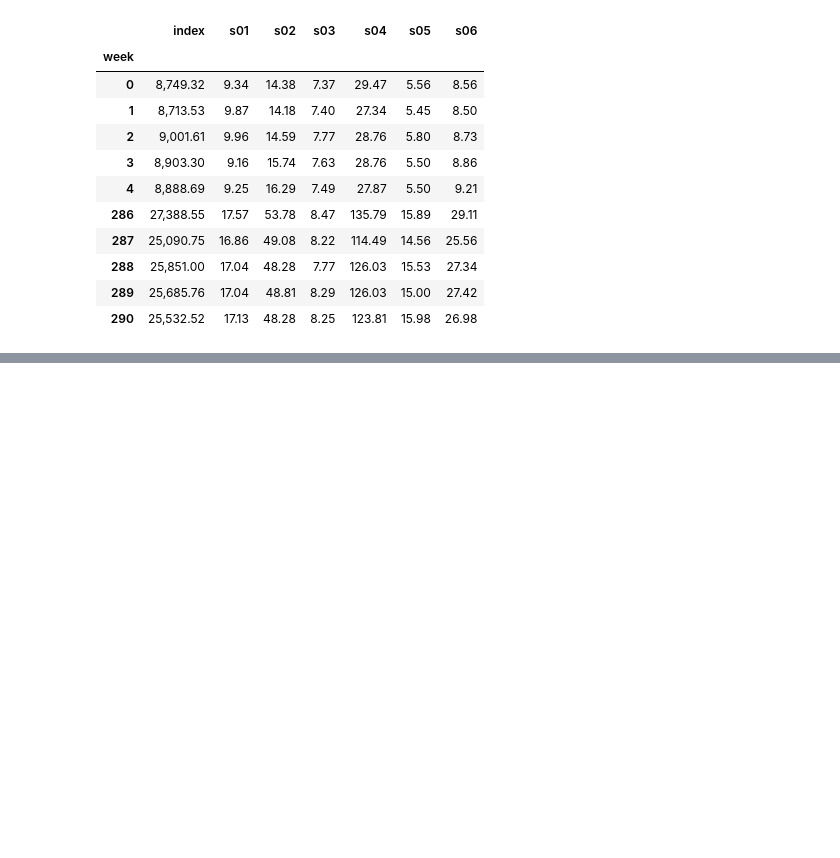
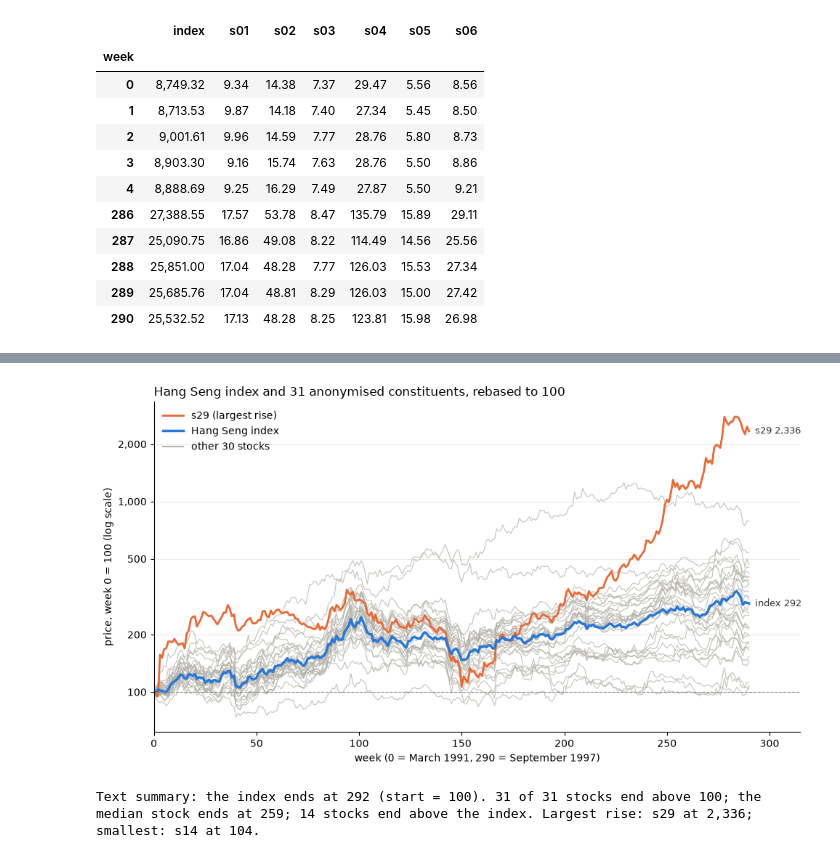
Before and after one commit to Oussema-t/zollerqu-qollab, a Jupyter notebook: stocks/stock_idea_ZollerQu.ipynb, the cells around one changed output, grey strips where cells are left out. Drawn from its saved outputs; the diff is of its cells as text; code cells hidden in the pictures; blank space fills up the shorter version.

Commit message:
docs(stocks): note anonymised stock names, add rebased price chart
Co-Authored-By: Claude Opus 5.5 <noreply@anthropic.com>

```diff
--- a/stocks/stock_idea_ZollerQu.ipynb
+++ b/stocks/stock_idea_ZollerQu.ipynb
@@ -177,0 +190,44 @@ Sample: first 5 and last 5 weeks, index + stocks s01 to s06
+# %%
+import matplotlib.pyplot as plt
+from matplotlib.ticker import FixedLocator, FuncFormatter
+
+rebased = df[series] / df[series].iloc[0] * 100
+final = rebased.iloc[-1]
+top = final[market.names].idxmax()
+
+fig, ax = plt.subplots(figsize=(10, 5.5))
+for name in market.names:
+    if name != top:
+        ax.plot(rebased.index, rebased[name], color="#b4b2a9", linewidth=0.8, alpha=0.8)
+ax.plot(rebased.index, rebased[top], color="#eb6834", linewidth=2, label=f"{top} (largest rise)")
+ax.plot(rebased.index, rebased["index"], color="#2a78d6", linewidth=2.5, label="Hang Seng index")
+ax.plot([], [], color="#b4b2a9", linewidth=1.5, label="other 30 stocks")
+
+ax.set_yscale("log")
+ax.yaxis.set_major_locator(FixedLocator([50, 100, 200, 500, 1000, 2000]))
+ax.yaxis.set_major_formatter(FuncFormatter(lambda v, _: f"{v:,.0f}"))
+ax.yaxis.set_minor_locator(FixedLocator([]))
+for name, color in [(top, "#eb6834"), ("index", "#2a78d6")]:
+    label = "index" if name == "index" else name
+    ax.annotate(f"{label} {final[name]:,.0f}", (rebased.index[-1], final[name]), xytext=(6, 0),
+                textcoords="offset points", va="center", fontsize=9, color="#333333")
+ax.axhline(100, color="#888888", linewidth=0.8, linestyle="--")
+ax.set_xlim(0, rebased.index[-1] + 25)
+ax.set_xlabel("week (0 = March 1991, 290 = September 1997)")
+ax.set_ylabel("price, week 0 = 100 (log scale)")
+ax.set_title("Hang Seng index and 31 anonymised constituents, rebased to 100", loc="left")
+ax.grid(True, axis="y", color="#e5e4df", linewidth=0.6)
+ax.spines[["top", "right"]].set_visible(False)
+ax.legend(loc="upper left", frameon=False)
+fig.tight_layout()
+plt.show()
+
+stocks_final = final[market.names]
+print(f"Text summary: the index ends at {final['index']:.0f} (start = 100). "
+      f"{(stocks_final > 100).sum()} of {len(stocks_final)} stocks end above 100; the median stock ends at "
+      f"{stocks_final.median():.0f}; {(stocks_final > final['index']).sum()} stocks end above the index. "
+      f"Largest rise: {stocks_final.idxmax()} at {stocks_final.max():,.0f}; smallest: "
+      f"{stocks_final.idxmin()} at {stocks_final.min():.0f}.")
+# %% [output]
+[figure, added]
+Text summary: the index ends at 292 (start = 100). 31 of 31 stocks end above 100; the median stock ends at 259; 14 stocks end above the index. Largest rise: s29 at 2,336; smallest: s14 at 104.
```
Also changed, not shown: parts of 2 cells of this notebook, 1 other file.
